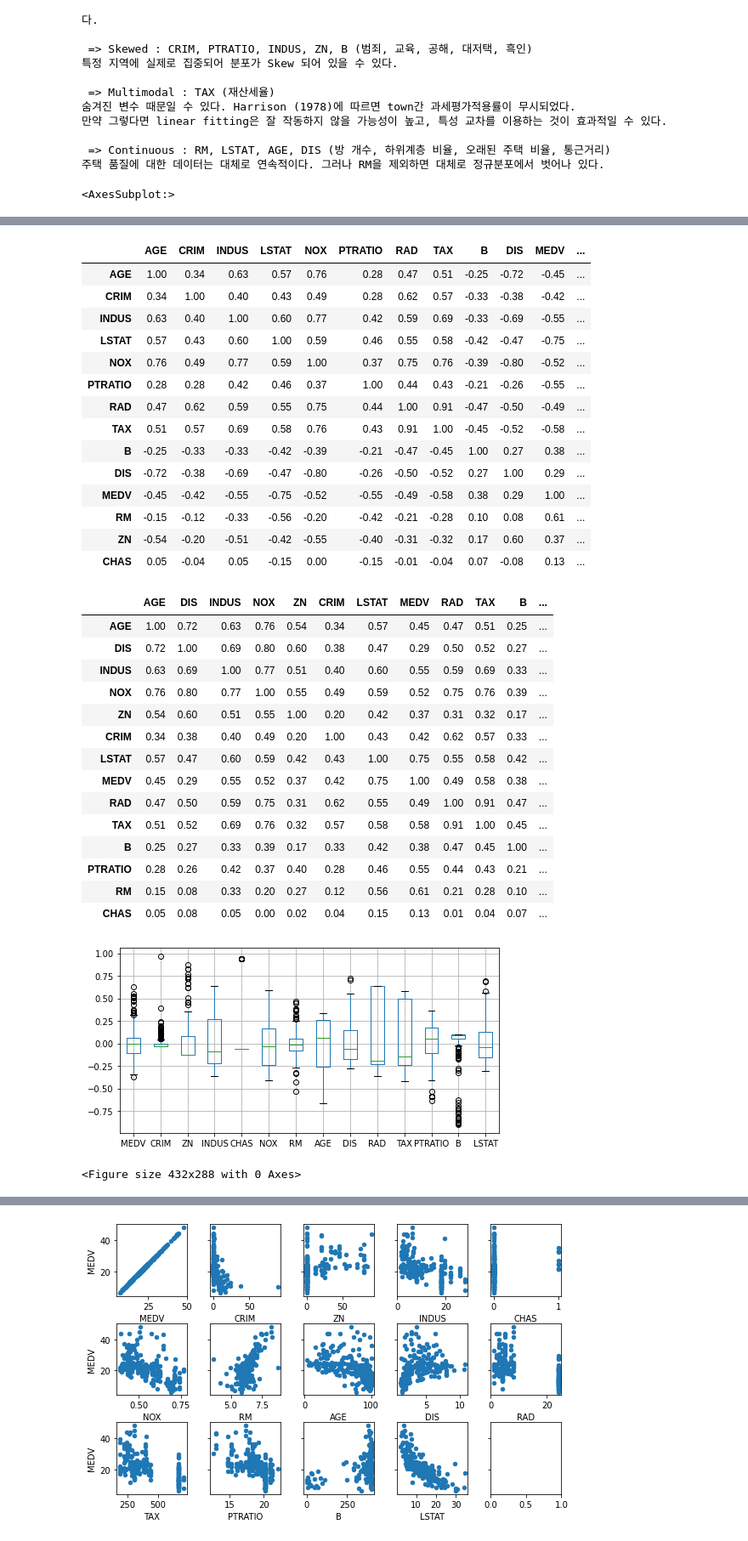
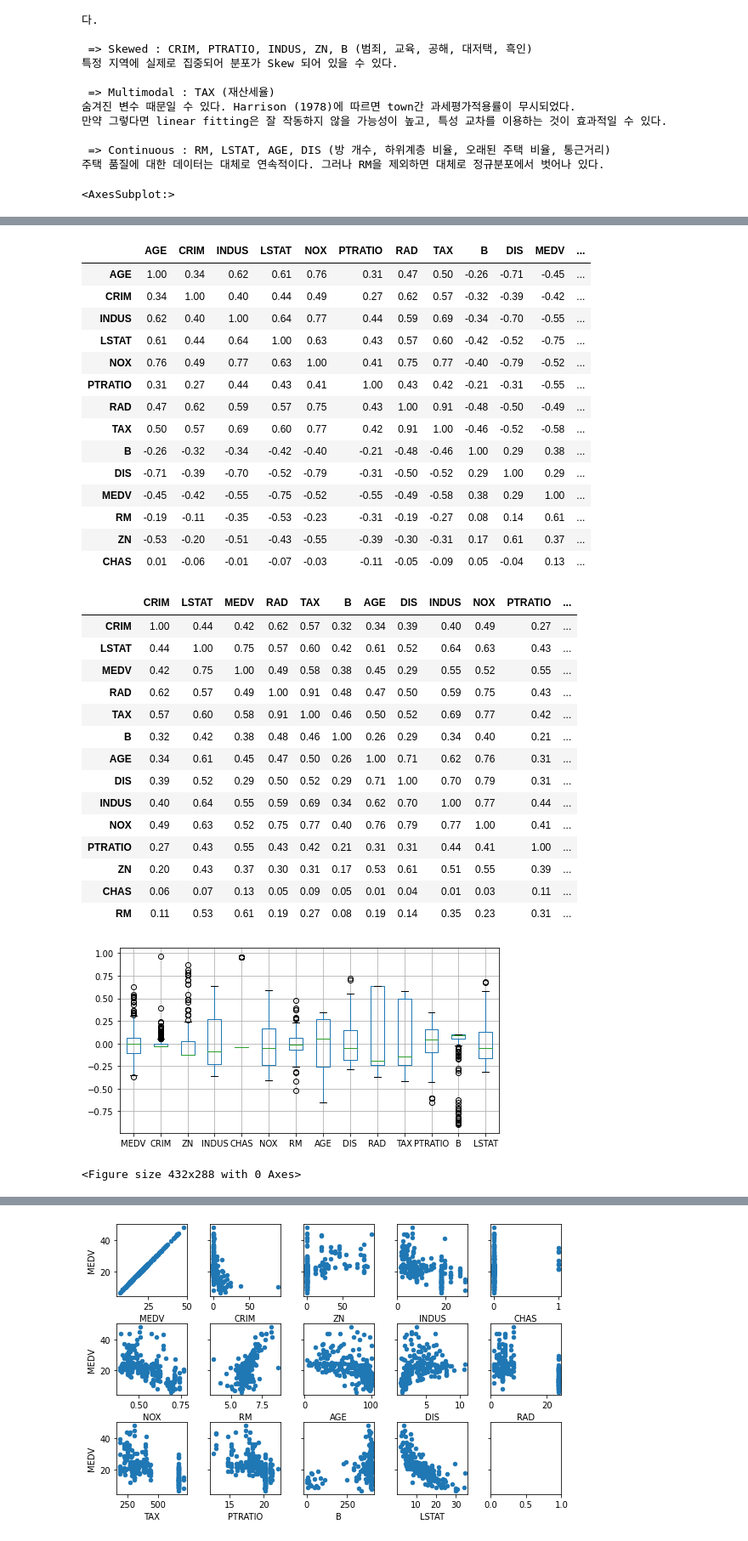
Before and after one commit to Thessal/kakao_interview, a Jupyter notebook: problem_3.ipynb, the cells around one changed output, grey strips where cells are left out. Shown at 85% size. Saved outputs shown, nothing was run; the diff lists cells and outputs as text; code cells hidden in the pictures.

```diff
--- a/problem_3.ipynb
+++ b/problem_3.ipynb
@@ -209,81 +209,83 @@ def preprocess_features(boston_housing_dataframe):
     :return: df_feature_train, df_feature_test, df_feature_validate, df_targets_train, df_targets_test, df_targets_validate
     '''
     feature = boston_housing_dataframe.copy()
-    targets = pd.DataFrame(feature.pop('MEDV'))
 
-    df_feature_train, df_feature_test, df_feature_validate, df_targets_train, df_targets_test, df_targets_validate \
-    = *cut_data(feature,[0.5,0.2]), *cut_data(targets,[0.5,0.2])
+    df_feature_train, df_feature_test, df_feature_validate = cut_data(feature,[0.5,0.25])
 
-    df_targets_train = df_targets_train[df_targets_train.MEDV!=df_targets_train.MEDV.max()]
+    df_feature_train = df_feature_train[df_feature_train.MEDV!=df_feature_train.MEDV.max()]
     df_feature_train = df_feature_train[df_feature_train.NOX !=df_feature_train.NOX.max() ]
     #df_feature_train['NOX'] = np.power(df_feature_train['NOX'],2) # Belsley (1980)
     #df_feature_train['RM' ] = np.power(df_feature_train['RM' ],2) # Harrison (1978)
 
-    df_targets_test  = df_targets_test [df_targets_test .MEDV!=df_targets_test .MEDV.max()]
+    df_feature_test  = df_feature_test [df_feature_test .MEDV!=df_feature_test .MEDV.max()]
     df_feature_test  = df_feature_test [df_feature_test .NOX !=df_feature_test .NOX.max() ]
     #df_feature_test ['NOX'] = np.power(df_feature_test ['NOX'],2) # Belsley (1980)
     #df_feature_train['RM' ] = np.power(df_feature_train['RM' ],2) # Harrison (1978)
 
+    target = 'MEDV'
+    df_targets_train = pd.DataFrame(df_feature_train.pop('MEDV'))
+    df_targets_test = pd.DataFrame(df_feature_test.pop('MEDV'))
+    df_targets_validate = pd.DataFrame(df_feature_validate.pop('MEDV'))
     return df_feature_train, df_feature_test, df_feature_validate, df_targets_train, df_targets_test, df_targets_validate
 
 
 df_feature_train, df_feature_test, df_feature_validate, df_targets_train, df_targets_test, df_targets_validate \
 = preprocess_features(df_boston_housing)
 
 df_all_train = pd.concat([df_targets_train, df_feature_train],axis=1)
 pprint(((df_all_train-df_all_train.mean()) / (df_all_train.max()-df_all_train.min())).boxplot(figsize=(8,4)))
 pprint(df_all_train.hist(bins=20, figsize=(8,6), layout=(3,5), sharey=True))
 plt.tight_layout()
 pprint(plot_corr(df_all_train, cluster=True))#.render()
 pprint(plot_corr(df_all_train, cluster=True, absolute=True))#.render()
 # %% [output]
 <AxesSubplot:>
 array([[<AxesSubplot:title={'center':'MEDV'}>,
         <AxesSubplot:title={'center':'CRIM'}>,
         <AxesSubplot:title={'center':'ZN'}>,
         <AxesSubplot:title={'center':'INDUS'}>,
         <AxesSubplot:title={'center':'CHAS'}>],
        [<AxesSubplot:title={'center':'NOX'}>,
         <AxesSubplot:title={'center':'RM'}>,
         <AxesSubplot:title={'center':'AGE'}>,
         <AxesSubplot:title={'center':'DIS'}>,
         <AxesSubplot:title={'center':'RAD'}>],
        [<AxesSubplot:title={'center':'TAX'}>,
         <AxesSubplot:title={'center':'PTRATIO'}>,
         <AxesSubplot:title={'center':'B'}>,
         <AxesSubplot:title={'center':'LSTAT'}>, <AxesSubplot:>]],
       dtype=object)
 |  | AGE | CRIM | INDUS | LSTAT | NOX | PTRATIO | RAD | TAX | B | DIS | MEDV | ... |
-| AGE | 1.00 | 0.34 | 0.63 | 0.57 | 0.76 | 0.28 | 0.47 | 0.51 | -0.25 | -0.72 | -0.45 | ... |
-| CRIM | 0.34 | 1.00 | 0.40 | 0.43 | 0.49 | 0.28 | 0.62 | 0.57 | -0.33 | -0.38 | -0.42 | ... |
-| INDUS | 0.63 | 0.40 | 1.00 | 0.60 | 0.77 | 0.42 | 0.59 | 0.69 | -0.33 | -0.69 | -0.55 | ... |
-| LSTAT | 0.57 | 0.43 | 0.60 | 1.00 | 0.59 | 0.46 | 0.55 | 0.58 | -0.42 | -0.47 | -0.75 | ... |
-| NOX | 0.76 | 0.49 | 0.77 | 0.59 | 1.00 | 0.37 | 0.75 | 0.76 | -0.39 | -0.80 | -0.52 | ... |
-| PTRATIO | 0.28 | 0.28 | 0.42 | 0.46 | 0.37 | 1.00 | 0.44 | 0.43 | -0.21 | -0.26 | -0.55 | ... |
-| RAD | 0.47 | 0.62 | 0.59 | 0.55 | 0.75 | 0.44 | 1.00 | 0.91 | -0.47 | -0.50 | -0.49 | ... |
-| TAX | 0.51 | 0.57 | 0.69 | 0.58 | 0.76 | 0.43 | 0.91 | 1.00 | -0.45 | -0.52 | -0.58 | ... |
-| B | -0.25 | -0.33 | -0.33 | -0.42 | -0.39 | -0.21 | -0.47 | -0.45 | 1.00 | 0.27 | 0.38 | ... |
-| DIS | -0.72 | -0.38 | -0.69 | -0.47 | -0.80 | -0.26 | -0.50 | -0.52 | 0.27 | 1.00 | 0.29 | ... |
+| AGE | 1.00 | 0.34 | 0.62 | 0.61 | 0.76 | 0.31 | 0.47 | 0.50 | -0.26 | -0.71 | -0.45 | ... |
+| CRIM | 0.34 | 1.00 | 0.40 | 0.44 | 0.49 | 0.27 | 0.62 | 0.57 | -0.32 | -0.39 | -0.42 | ... |
+| INDUS | 0.62 | 0.40 | 1.00 | 0.64 | 0.77 | 0.44 | 0.59 | 0.69 | -0.34 | -0.70 | -0.55 | ... |
+| LSTAT | 0.61 | 0.44 | 0.64 | 1.00 | 0.63 | 0.43 | 0.57 | 0.60 | -0.42 | -0.52 | -0.75 | ... |
+| NOX | 0.76 | 0.49 | 0.77 | 0.63 | 1.00 | 0.41 | 0.75 | 0.77 | -0.40 | -0.79 | -0.52 | ... |
+| PTRATIO | 0.31 | 0.27 | 0.44 | 0.43 | 0.41 | 1.00 | 0.43 | 0.42 | -0.21 | -0.31 | -0.55 | ... |
+| RAD | 0.47 | 0.62 | 0.59 | 0.57 | 0.75 | 0.43 | 1.00 | 0.91 | -0.48 | -0.50 | -0.49 | ... |
+| TAX | 0.50 | 0.57 | 0.69 | 0.60 | 0.77 | 0.42 | 0.91 | 1.00 | -0.46 | -0.52 | -0.58 | ... |
+| B | -0.26 | -0.32 | -0.34 | -0.42 | -0.40 | -0.21 | -0.48 | -0.46 | 1.00 | 0.29 | 0.38 | ... |
+| DIS | -0.71 | -0.39 | -0.70 | -0.52 | -0.79 | -0.31 | -0.50 | -0.52 | 0.29 | 1.00 | 0.29 | ... |
 | MEDV | -0.45 | -0.42 | -0.55 | -0.75 | -0.52 | -0.55 | -0.49 | -0.58 | 0.38 | 0.29 | 1.00 | ... |
-| RM | -0.15 | -0.12 | -0.33 | -0.56 | -0.20 | -0.42 | -0.21 | -0.28 | 0.10 | 0.08 | 0.61 | ... |
-| ZN | -0.54 | -0.20 | -0.51 | -0.42 | -0.55 | -0.40 | -0.31 | -0.32 | 0.17 | 0.60 | 0.37 | ... |
-| CHAS | 0.05 | -0.04 | 0.05 | -0.15 | 0.00 | -0.15 | -0.01 | -0.04 | 0.07 | -0.08 | 0.13 | ... |
+| RM | -0.19 | -0.11 | -0.35 | -0.53 | -0.23 | -0.31 | -0.19 | -0.27 | 0.08 | 0.14 | 0.61 | ... |
+| ZN | -0.53 | -0.20 | -0.51 | -0.43 | -0.55 | -0.39 | -0.30 | -0.31 | 0.17 | 0.61 | 0.37 | ... |
+| CHAS | 0.01 | -0.06 | -0.01 | -0.07 | -0.03 | -0.11 | -0.05 | -0.09 | 0.05 | -0.04 | 0.13 | ... |
-|  | AGE | DIS | INDUS | NOX | ZN | CRIM | LSTAT | MEDV | RAD | TAX | B | ... |
-| AGE | 1.00 | 0.72 | 0.63 | 0.76 | 0.54 | 0.34 | 0.57 | 0.45 | 0.47 | 0.51 | 0.25 | ... |
-| DIS | 0.72 | 1.00 | 0.69 | 0.80 | 0.60 | 0.38 | 0.47 | 0.29 | 0.50 | 0.52 | 0.27 | ... |
-| INDUS | 0.63 | 0.69 | 1.00 | 0.77 | 0.51 | 0.40 | 0.60 | 0.55 | 0.59 | 0.69 | 0.33 | ... |
-| NOX | 0.76 | 0.80 | 0.77 | 1.00 | 0.55 | 0.49 | 0.59 | 0.52 | 0.75 | 0.76 | 0.39 | ... |
-| ZN | 0.54 | 0.60 | 0.51 | 0.55 | 1.00 | 0.20 | 0.42 | 0.37 | 0.31 | 0.32 | 0.17 | ... |
-| CRIM | 0.34 | 0.38 | 0.40 | 0.49 | 0.20 | 1.00 | 0.43 | 0.42 | 0.62 | 0.57 | 0.33 | ... |
-| LSTAT | 0.57 | 0.47 | 0.60 | 0.59 | 0.42 | 0.43 | 1.00 | 0.75 | 0.55 | 0.58 | 0.42 | ... |
-| MEDV | 0.45 | 0.29 | 0.55 | 0.52 | 0.37 | 0.42 | 0.75 | 1.00 | 0.49 | 0.58 | 0.38 | ... |
-| RAD | 0.47 | 0.50 | 0.59 | 0.75 | 0.31 | 0.62 | 0.55 | 0.49 | 1.00 | 0.91 | 0.47 | ... |
-| TAX | 0.51 | 0.52 | 0.69 | 0.76 | 0.32 | 0.57 | 0.58 | 0.58 | 0.91 | 1.00 | 0.45 | ... |
-| B | 0.25 | 0.27 | 0.33 | 0.39 | 0.17 | 0.33 | 0.42 | 0.38 | 0.47 | 0.45 | 1.00 | ... |
-| PTRATIO | 0.28 | 0.26 | 0.42 | 0.37 | 0.40 | 0.28 | 0.46 | 0.55 | 0.44 | 0.43 | 0.21 | ... |
-| RM | 0.15 | 0.08 | 0.33 | 0.20 | 0.27 | 0.12 | 0.56 | 0.61 | 0.21 | 0.28 | 0.10 | ... |
-| CHAS | 0.05 | 0.08 | 0.05 | 0.00 | 0.02 | 0.04 | 0.15 | 0.13 | 0.01 | 0.04 | 0.07 | ... |
+|  | CRIM | LSTAT | MEDV | RAD | TAX | B | AGE | DIS | INDUS | NOX | PTRATIO | ... |
+| CRIM | 1.00 | 0.44 | 0.42 | 0.62 | 0.57 | 0.32 | 0.34 | 0.39 | 0.40 | 0.49 | 0.27 | ... |
+| LSTAT | 0.44 | 1.00 | 0.75 | 0.57 | 0.60 | 0.42 | 0.61 | 0.52 | 0.64 | 0.63 | 0.43 | ... |
+| MEDV | 0.42 | 0.75 | 1.00 | 0.49 | 0.58 | 0.38 | 0.45 | 0.29 | 0.55 | 0.52 | 0.55 | ... |
+| RAD | 0.62 | 0.57 | 0.49 | 1.00 | 0.91 | 0.48 | 0.47 | 0.50 | 0.59 | 0.75 | 0.43 | ... |
+| TAX | 0.57 | 0.60 | 0.58 | 0.91 | 1.00 | 0.46 | 0.50 | 0.52 | 0.69 | 0.77 | 0.42 | ... |
+| B | 0.32 | 0.42 | 0.38 | 0.48 | 0.46 | 1.00 | 0.26 | 0.29 | 0.34 | 0.40 | 0.21 | ... |
+| AGE | 0.34 | 0.61 | 0.45 | 0.47 | 0.50 | 0.26 | 1.00 | 0.71 | 0.62 | 0.76 | 0.31 | ... |
+| DIS | 0.39 | 0.52 | 0.29 | 0.50 | 0.52 | 0.29 | 0.71 | 1.00 | 0.70 | 0.79 | 0.31 | ... |
+| INDUS | 0.40 | 0.64 | 0.55 | 0.59 | 0.69 | 0.34 | 0.62 | 0.70 | 1.00 | 0.77 | 0.44 | ... |
+| NOX | 0.49 | 0.63 | 0.52 | 0.75 | 0.77 | 0.40 | 0.76 | 0.79 | 0.77 | 1.00 | 0.41 | ... |
+| PTRATIO | 0.27 | 0.43 | 0.55 | 0.43 | 0.42 | 0.21 | 0.31 | 0.31 | 0.44 | 0.41 | 1.00 | ... |
+| ZN | 0.20 | 0.43 | 0.37 | 0.30 | 0.31 | 0.17 | 0.53 | 0.61 | 0.51 | 0.55 | 0.39 | ... |
+| CHAS | 0.06 | 0.07 | 0.13 | 0.05 | 0.09 | 0.05 | 0.01 | 0.04 | 0.01 | 0.03 | 0.11 | ... |
+| RM | 0.11 | 0.53 | 0.61 | 0.19 | 0.27 | 0.08 | 0.19 | 0.14 | 0.35 | 0.23 | 0.31 | ... |
-[figure, old version]
+[figure, new version]
 <Figure size 432x288 with 0 Axes>
 [figure]
 # %%
```
Also changed, not shown: parts of 8 cells of this notebook.
